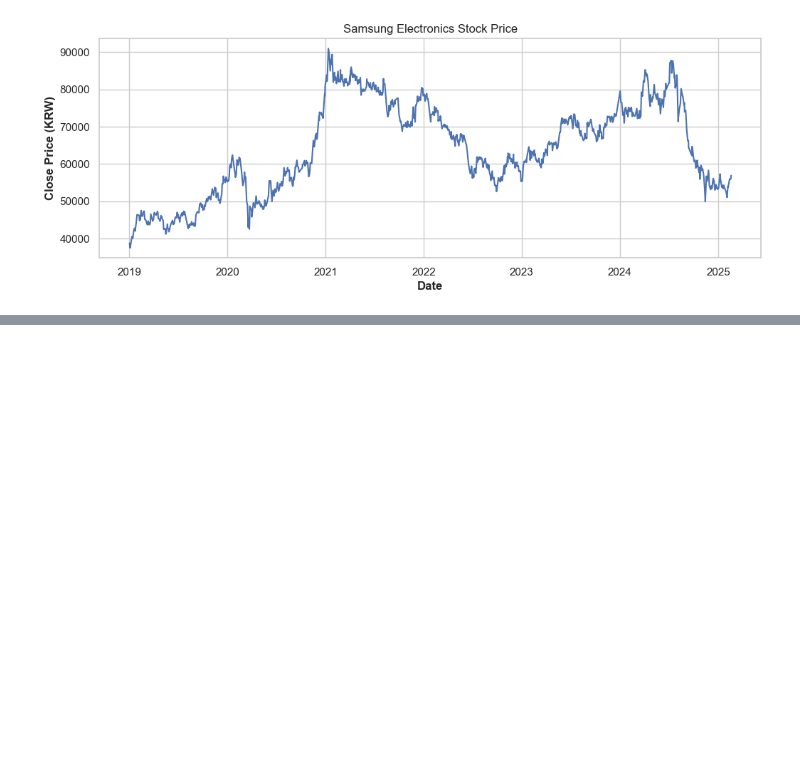
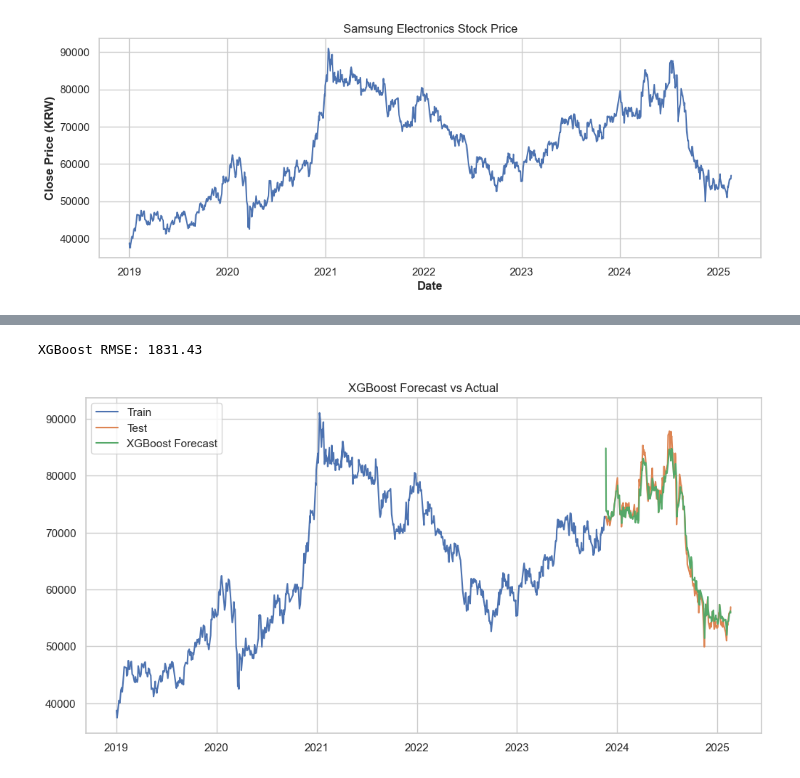
Before and after one commit to BIGDATA-GROUP-4/Samsung-Stock-Price, a Jupyter notebook: Samsung_stockprice.ipynb, the cells around one changed output, grey strips where cells are left out. Cells and saved outputs as stored; diff of their text form; code cells hidden in the pictures; blank space fills up the shorter version.

```diff
--- a/Samsung_stockprice.ipynb
+++ b/Samsung_stockprice.ipynb
@@ -912,0 +819,73 @@ plt.show()
+# %%
+# Feature engineering for XGBoost
+def create_features(df_xg):
+    # Convert ds column to datetime
+    df_xg['ds'] = pd.to_datetime(df_xg['ds'])
+
+    # Extract datetime features
+    df_xg['dayofweek'] = df_xg['ds'].dt.dayofweek
+    df_xg['quarter'] = df_xg['ds'].dt.quarter
+    df_xg['month'] = df_xg['ds'].dt.month
+    df_xg['year'] = df_xg['ds'].dt.year
+    df_xg['dayofyear'] = df_xg['ds'].dt.dayofyear
+
+    # Create lag features
+    df_xg['lag1'] = df_xg['y'].shift(1)
+    df_xg['lag7'] = df_xg['y'].shift(7)
+    df_xg['lag30'] = df_xg['y'].shift(30)
+    return df_xg
+
+train_feat = create_features(train)
+test_feat = create_features(test)
+
+# Drop rows with NA (from lag features)
+train_feat = train_feat.dropna()
+
+# Split into X and y
+X_train = train_feat.drop(['ds', 'y'], axis=1)
+y_train = train_feat['y']
+X_test = test_feat.drop(['ds', 'y'], axis=1)
+y_test = test_feat['y']
+
+# Scale data
+scaler = MinMaxScaler()
+X_train_scaled = scaler.fit_transform(X_train)
+X_test_scaled = scaler.transform(X_test)
+
+# XGBoost model
+xgb_model = XGBRegressor(
+    n_estimators=1000,
+    learning_rate=0.01,
+    max_depth=3,
+    subsample=0.8,
+    colsample_bytree=0.8,
+    early_stopping_rounds=10,
+    random_state=42
+)
+
+xgb_model.fit(
+    X_train_scaled,
+    y_train,
+    eval_set=[(X_train_scaled, y_train), (X_test_scaled, y_test)],
+    verbose=False
+)
+
+# Predict
+xgb_pred = xgb_model.predict(X_test_scaled)
+
+# Calculate RMSE
+xgb_rmse = np.sqrt(mean_squared_error(y_test, xgb_pred))
+print(f"XGBoost RMSE: {xgb_rmse:.2f}")
+# %% [output]
+XGBoost RMSE: 1831.43
+# %%
+# Plot
+plt.figure(figsize=(12, 6))
+plt.plot(train['ds'], train['y'], label='Train')
+plt.plot(test['ds'], test['y'], label='Test')
+plt.plot(test['ds'], xgb_pred, label='XGBoost Forecast')
+plt.legend()
+plt.title('XGBoost Forecast vs Actual')
+plt.show()
+# %% [output]
+[figure, added]
```
Also changed, not shown: parts of 59 cells of this notebook, 6 other files.
